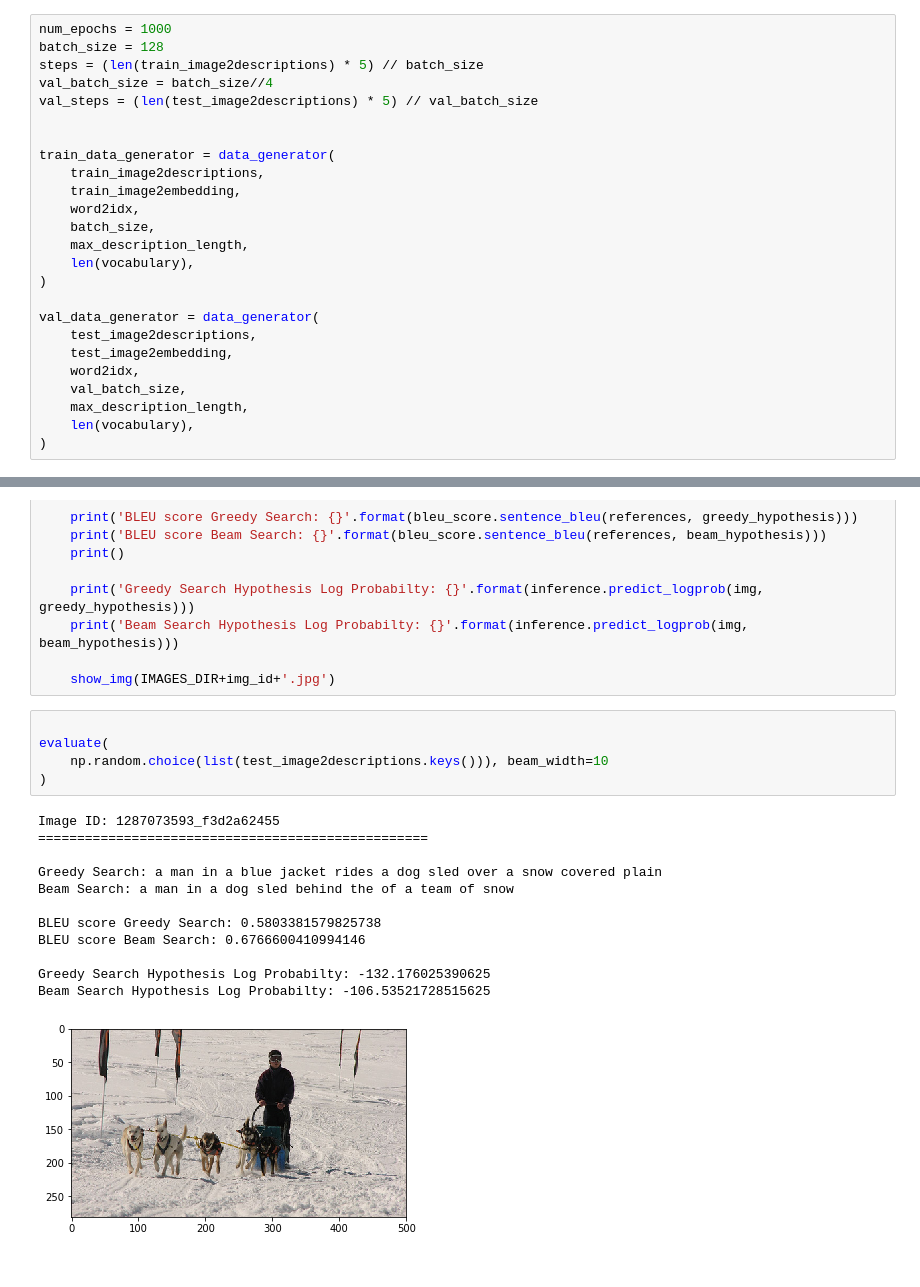
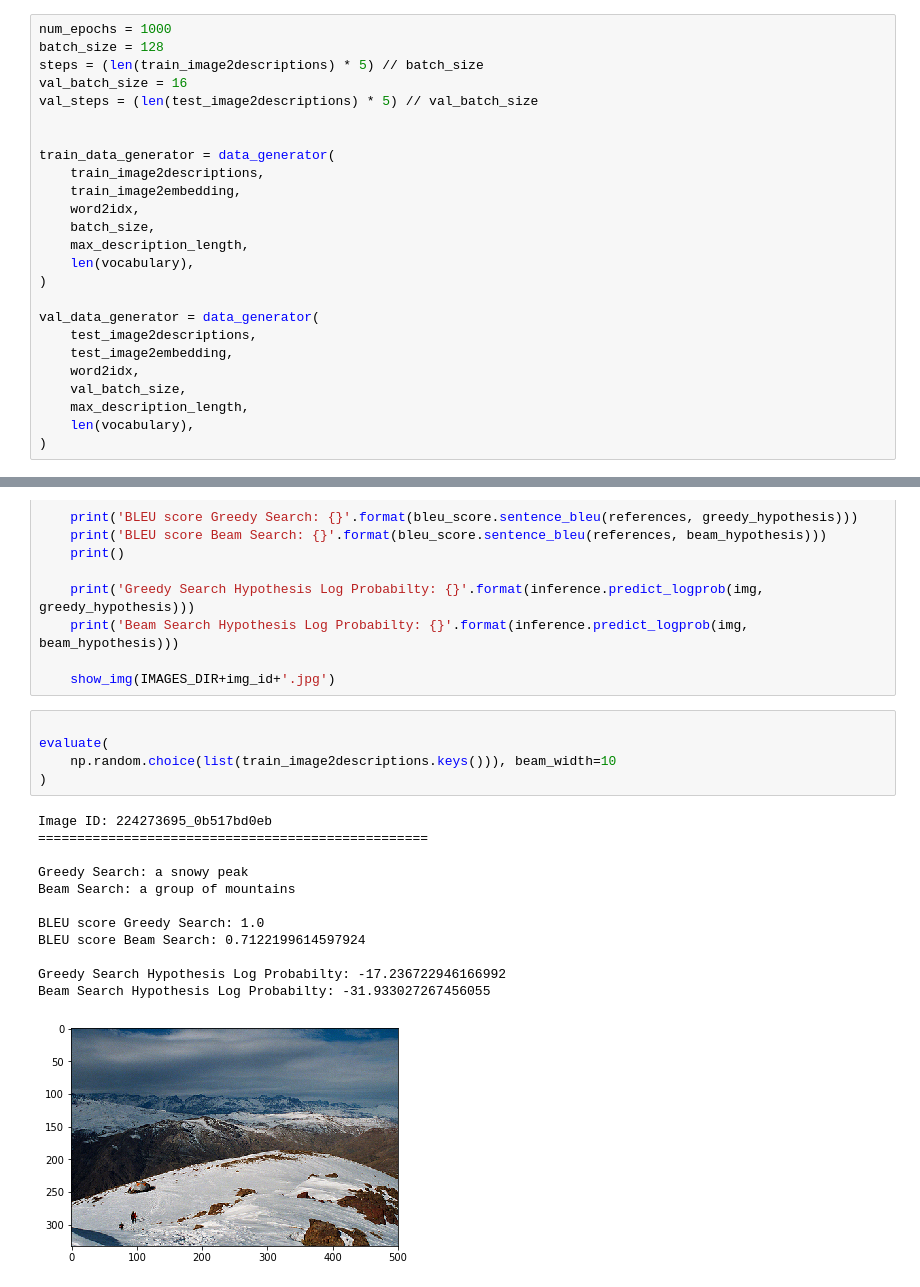
Before and after one commit to VIVelev/Image-Captioning, a Jupyter notebook: src/notebooks/train-eval.ipynb, the cells around one changed output, grey strips where cells are left out. Saved outputs shown, nothing was run; the diff lists cells and outputs as text.

Commit message:
[Update] final train

```diff
--- a/src/notebooks/train-eval.ipynb
+++ b/src/notebooks/train-eval.ipynb
@@ -259,7 +262,7 @@ neural_image_captioning.model.compile(Adam(1e-5), loss='categorical_crossentropy
 num_epochs = 1000
 batch_size = 128
 steps = (len(train_image2descriptions) * 5) // batch_size
-val_batch_size = batch_size//4
+val_batch_size = 16
 val_steps = (len(test_image2descriptions) * 5) // val_batch_size
 
 
@@ -335,20 +351,20 @@ def evaluate(img_id, beam_width=3):
 # %%
 
 evaluate(
-    np.random.choice(list(test_image2descriptions.keys())), beam_width=10
+    np.random.choice(list(train_image2descriptions.keys())), beam_width=10
 )
 # %% [output]
-Image ID: 1287073593_f3d2a62455
+Image ID: 224273695_0b517bd0eb
 ==================================================
 
-Greedy Search: a man in a blue jacket rides a dog sled over a snow covered plain
-Beam Search: a man in a dog sled behind the of a team of snow
+Greedy Search: a snowy peak
+Beam Search: a group of mountains
 
-BLEU score Greedy Search: 0.5803381579825738
-BLEU score Beam Search: 0.6766600410994146
+BLEU score Greedy Search: 1.0
+BLEU score Beam Search: 0.7122199614597924
 
-Greedy Search Hypothesis Log Probabilty: -132.176025390625
-Beam Search Hypothesis Log Probabilty: -106.53521728515625
+Greedy Search Hypothesis Log Probabilty: -17.236722946166992
+Beam Search Hypothesis Log Probabilty: -31.933027267456055
-[figure, old version]
+[figure, new version]
 # %%
 evaluate(
```
Also changed, not shown: parts of 9 cells of this notebook.
